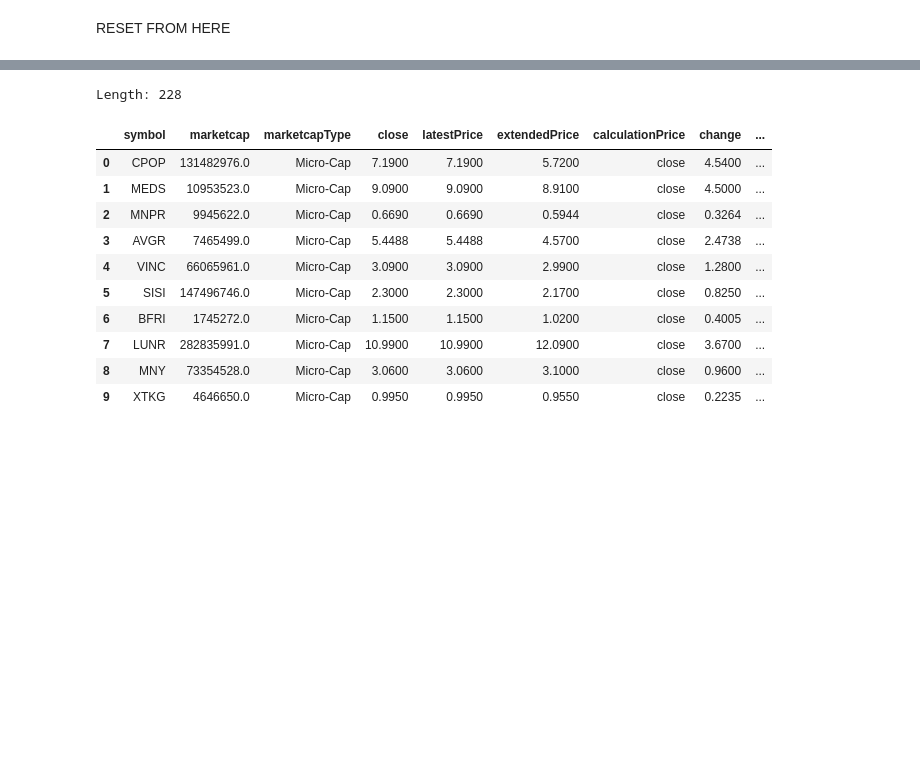
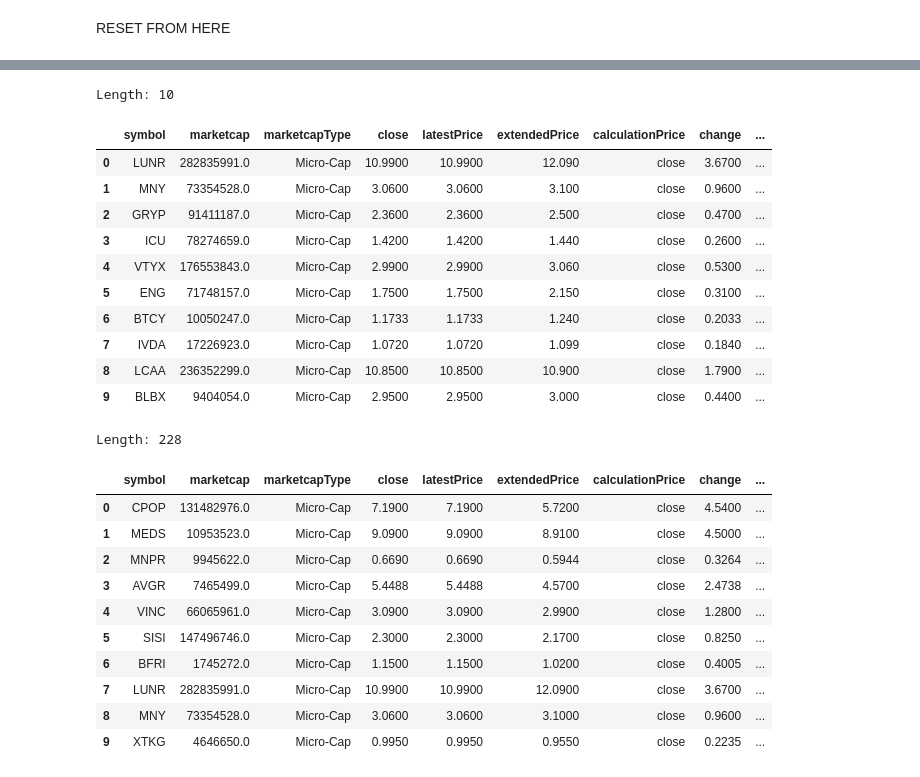
Before and after one commit to sudz4/dark-trader, a Jupyter notebook: stock_screener.ipynb, the cells around one changed output, grey strips where cells are left out. Cells and saved outputs as stored; diff of their text form; code cells hidden in the pictures; blank space fills up the shorter version.

```diff
--- a/stock_screener.ipynb
+++ b/stock_screener.ipynb
@@ -373,16 +372,16 @@ screener_cols = ['symbol', # KEY
                 'isUSMarketOpen',
                 'exchange',
                 'exchangeName',
-                'companyName',
-                'closeSource', # NEW ############################
-                'openSource', # NEW ############################
+                'companyName']
+                # 'closeSource',
+                # 'openSource',
                 # IEX real time prices - after hours without UTP authorization
-                'iexClose',
-                'iexCloseTime',
-                'iexRealtimePrice',
-                'u_iexChange',
-                'u_iexChangePercent',
-                'iexOpen'] # NEW ############################
+                # 'iexClose',
+                # 'iexCloseTime',
+                # 'iexRealtimePrice',
+                # 'u_iexChange',
+                # 'u_iexChangePercent',
+                # 'iexOpen']
                 #### ADD -  CHANGE % (CALCULATION - custom) ####
 
 
@@ -493,3 +526,40 @@ def filter_stocks(df,
+# %%
+#### MICROCAP FILTER ####
+microcap_df = filter_stocks(
+    microcap_df,
+    market_cap_type='Micro-Cap',
+    price_min=0.50,  # Keep minimum price to filter out ultra-low-priced stocks
+    change_min_percent=.03,  # Increase to target more significant gaps; adjusted from 0.02 to 3%
+    volume_min=10000,  # New: Set a minimum volume threshold to ensure liquidity
+    volume_avg_comparison='10day'  # Ensure current volume is above the 10-day average
+)
+
+# Order descending by changePercent to prioritize highest gap-ups
+microcap_df = microcap_df.sort_values('changePercent', ascending=False)
+
+# After sorting, re-index the dataframe for clarity
+microcap_df = microcap_df.reset_index(drop=True)
+
+# get first 10 and inplace the dataframe
+microcap_df = microcap_df.iloc[:10]
+
+# Print the length of the dataframe to confirm the number of targeted stocks
+print(f"Length: {len(microcap_df)}")
+
+microcap_df
+# %% [output]
+Length: 10
+|  | symbol | marketcap | marketcapType | close | latestPrice | extendedPrice | calculationPrice | change | ... |
+| 0 | LUNR | 282835991.0 | Micro-Cap | 10.9900 | 10.9900 | 12.090 | close | 3.6700 | ... |
+| 1 | MNY | 73354528.0 | Micro-Cap | 3.0600 | 3.0600 | 3.100 | close | 0.9600 | ... |
+| 2 | GRYP | 91411187.0 | Micro-Cap | 2.3600 | 2.3600 | 2.500 | close | 0.4700 | ... |
+| 3 | ICU | 78274659.0 | Micro-Cap | 1.4200 | 1.4200 | 1.440 | close | 0.2600 | ... |
+| 4 | VTYX | 176553843.0 | Micro-Cap | 2.9900 | 2.9900 | 3.060 | close | 0.5300 | ... |
+| 5 | ENG | 71748157.0 | Micro-Cap | 1.7500 | 1.7500 | 2.150 | close | 0.3100 | ... |
+| 6 | BTCY | 10050247.0 | Micro-Cap | 1.1733 | 1.1733 | 1.240 | close | 0.2033 | ... |
+| 7 | IVDA | 17226923.0 | Micro-Cap | 1.0720 | 1.0720 | 1.099 | close | 0.1840 | ... |
+| 8 | LCAA | 236352299.0 | Micro-Cap | 10.8500 | 10.8500 | 10.900 | close | 1.7900 | ... |
+| 9 | BLBX | 9404054.0 | Micro-Cap | 2.9500 | 2.9500 | 3.000 | close | 0.4400 | ... |
 # %%
 #### MICRO-CAP FILTER ####
 microcap_df = filter_stocks(microcap_df,
```
Also changed, not shown: parts of 15 cells of this notebook.
